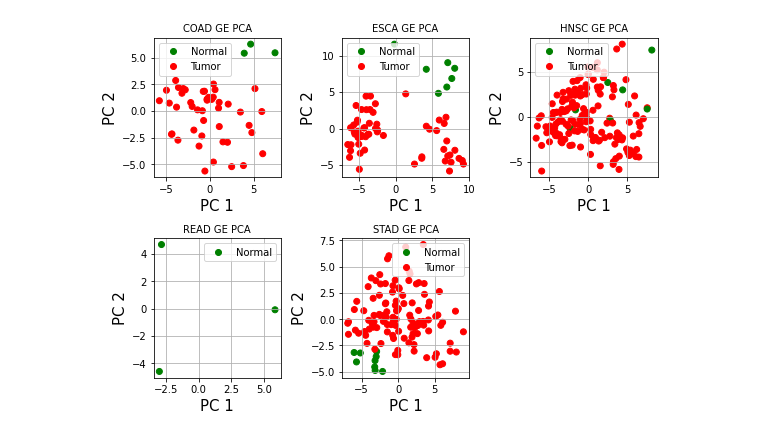
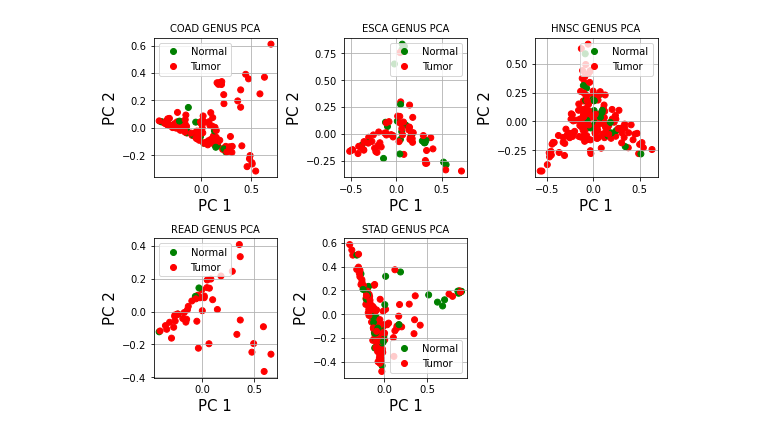
Before and after one commit to GdePaulo/Host-Microbial-Omics-Integration, a Jupyter notebook: visualization.ipynb, the cells around one changed output. Drawn from its saved outputs; the diff is of its cells as text; code cells hidden in the pictures.

Commit message:
Update visualizations and fix GE x TCMA tumor descriptor

```diff
--- a/visualization.ipynb
+++ b/visualization.ipynb
@@ -40,37 +40,47 @@ def plotScatter(X, Y, titles=[], filename=""):
         plt.savefig(filename, transparent=False, facecolor="white")
 # %%
 import loader as load
-# aak_ge = load.loadGEWithClinical()
+aak_ge = load.loadGEWithClinical()
 # %%
 tcma_cancer_type = ["COAD", "ESCA", "HNSC", "READ", "STAD"]
 X = []
 Y = []
 titles = []
 for c in tcma_cancer_type:
 
     # TCMA Genus data~
     b = load.loadTCMA("genus")
+    source = "GENUS"
+    file = "TCMA_Genus_PCA"
 
     # TCMA Genus x GE(Aakash) data
     # b = load.loadGEOverlappingTCMA("genus")
+    # source = "GENUS n GE"
+    # file = "TCMA_Genus_GE(Aakash)_Overlap_PCA"
 
     # TCMA Phylum data
-    b = load.loadTCMA("phylum")
+    # b = load.loadTCMA("phylum")
+    # source = "PHYLUM"
+    # file = "TCMA_Phylum_PCA"
 
     # TCMA Phylum x GE(Aakash) data
-    b = load.loadGEOverlappingTCMA("phylum")
+    # b = load.loadGEOverlappingTCMA("phylum")
+    # source = "PHYLUM n GE"
+    # file = "TCMA_Phylum_GE(Aakash)_Overlap_PCA"
 
     # GE(Aakash data)
     # b = aak_ge
+    # source = "GE"
+    # file = "TCGA_GE(Aakash)_PCA"
 
     b = b[b["project"] == c]
     b = b.drop(["project"], axis=1)
     load.attachTumorStatus(b)
 
     x, y = splitData(b, "tumor")
     X.append(getPCA(x))
     Y.append(y)
-    titles.append(f"{c} GE PCA")
-plotScatter(X, Y, titles, "")
+    titles.append(f"{c} {source} PCA")
+plotScatter(X, Y, titles, f"Visual/{file}")
 # %% [output]
-[figure, old version]
+[figure, new version]
```
Also changed, not shown: 6 other files.
